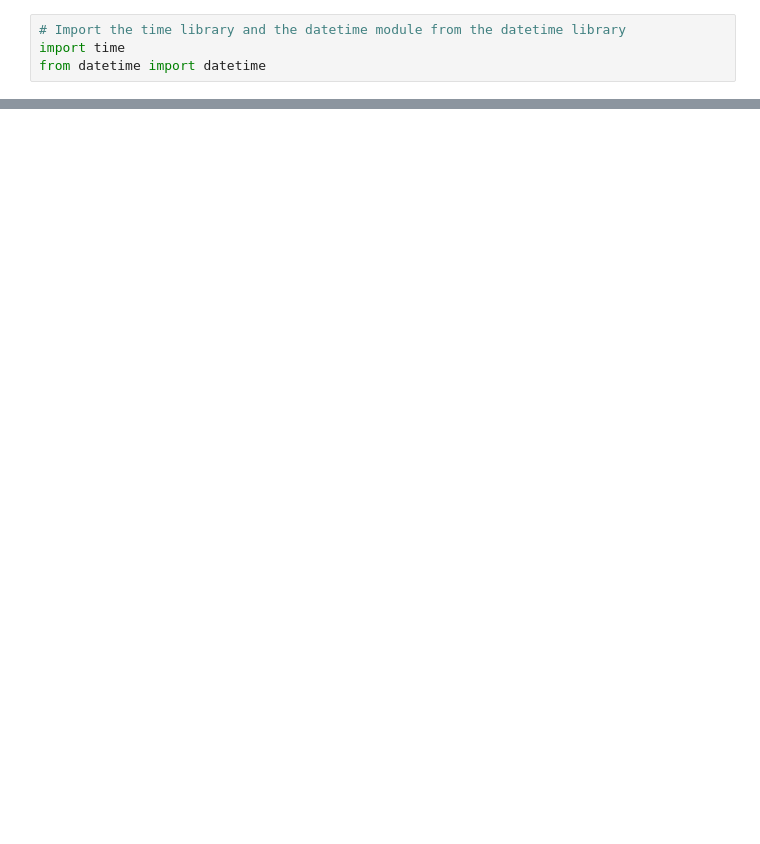
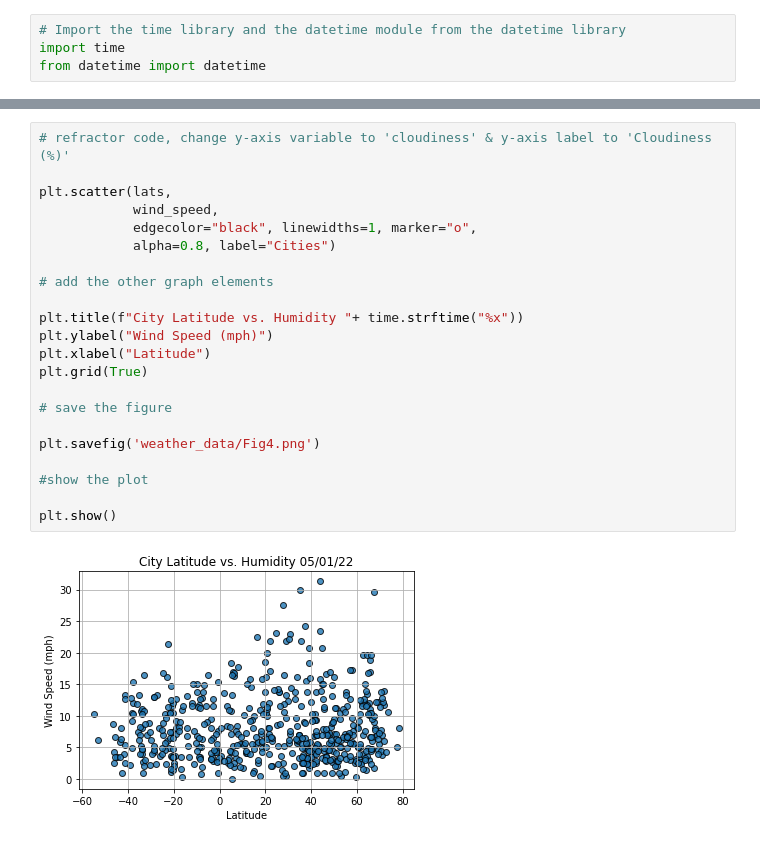
Before and after one commit to jwygonik/World_Weather_Analysis, a Jupyter notebook: WeatherPy.ipynb, the cells around one changed output, grey strips where cells are left out. Drawn from its saved outputs; the diff is of its cells as text; blank space fills up the shorter version.

```diff
--- a/WeatherPy.ipynb
+++ b/WeatherPy.ipynb
@@ -182,0 +285,24 @@ city_data_df.to_csv(output_data_file, index_label='City_ID')
+# %%
+# refractor code, change y-axis variable to 'cloudiness' & y-axis label to 'Cloudiness (%)'
+
+plt.scatter(lats,
+            wind_speed,
+            edgecolor="black", linewidths=1, marker="o",
+            alpha=0.8, label="Cities")
+
+# add the other graph elements
+
+plt.title(f"City Latitude vs. Humidity "+ time.strftime("%x"))
+plt.ylabel("Wind Speed (mph)")
+plt.xlabel("Latitude")
+plt.grid(True)
+
+# save the figure
+
+plt.savefig('weather_data/Fig4.png')
+
+#show the plot
+
+plt.show()
+# %% [output]
+[figure, added]
```
Also changed, not shown: parts of 21 cells of this notebook.
